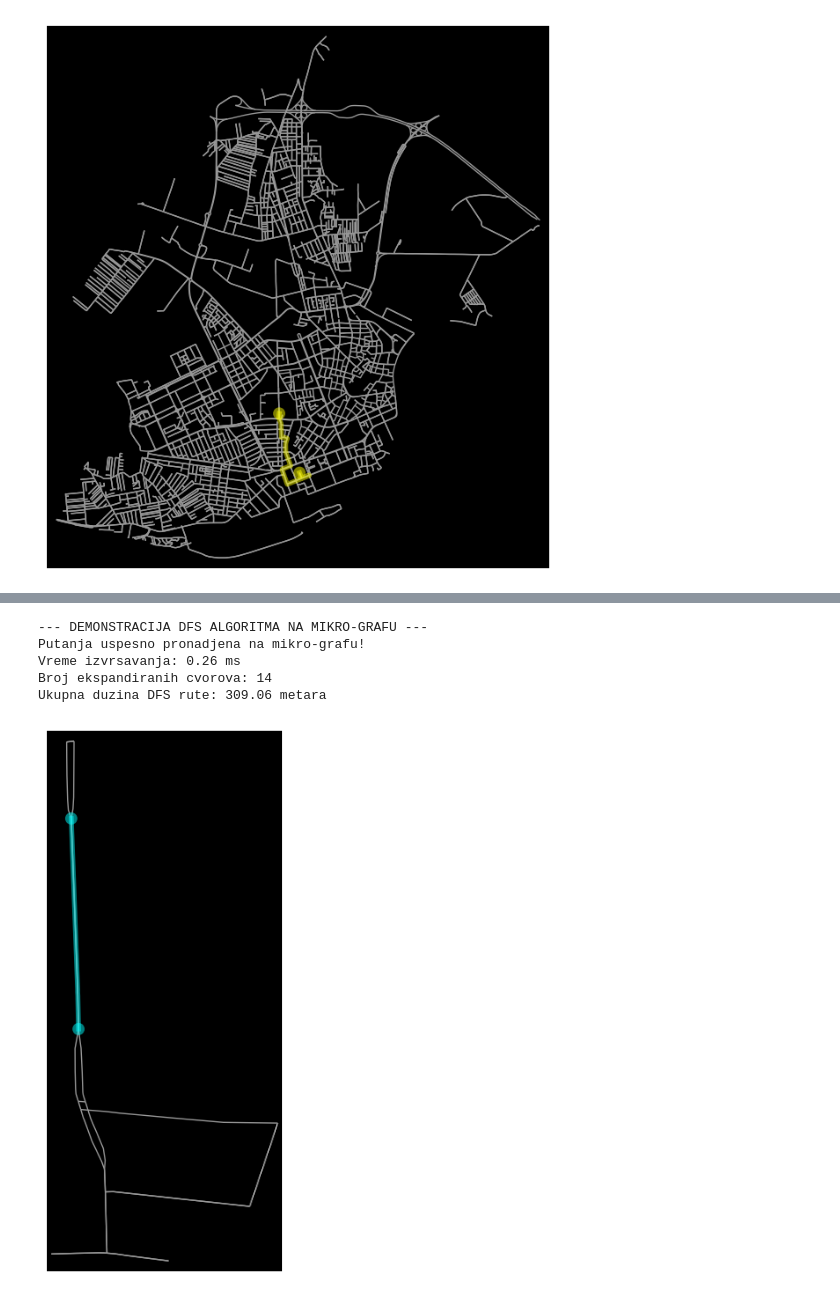
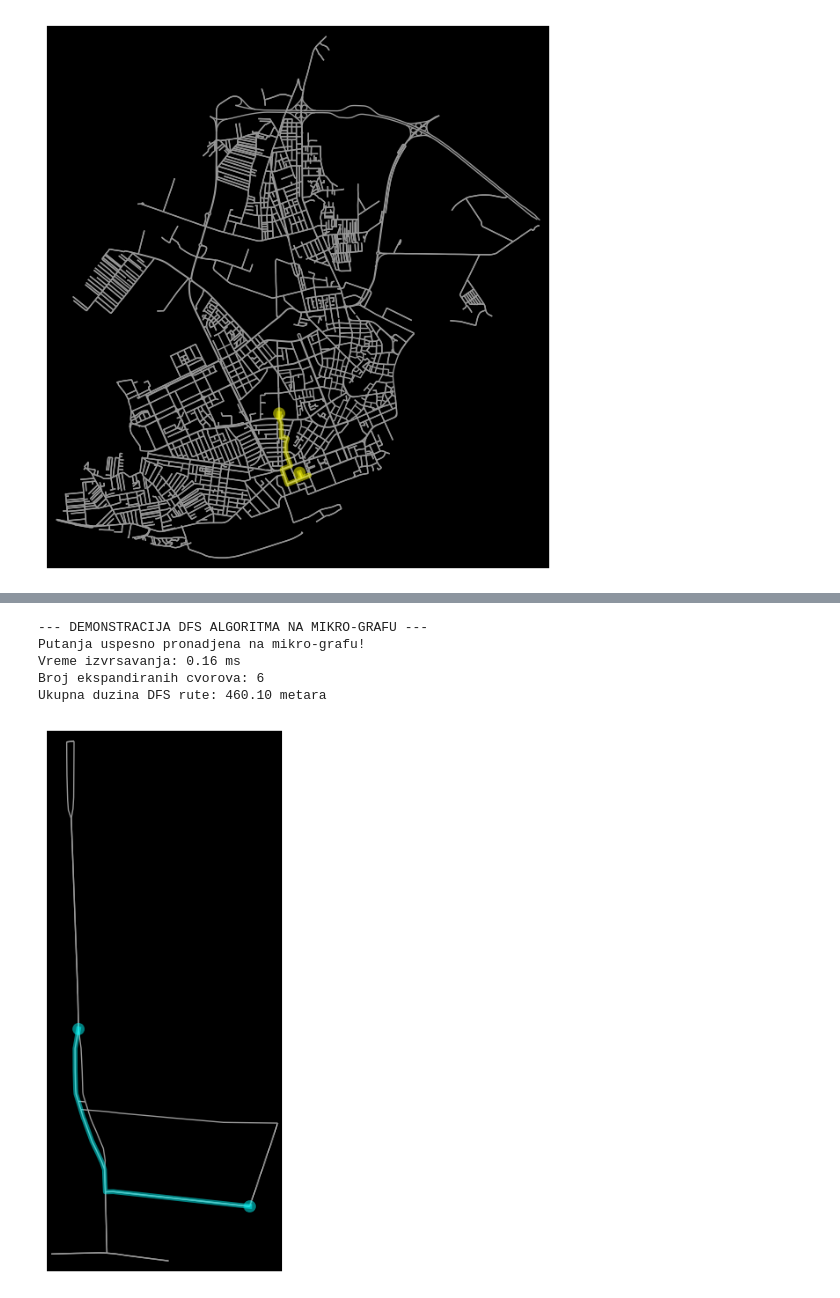
Before and after one commit to Mihailo0203/pametni-navigacioni-sistem, a Jupyter notebook: main.ipynb, the cells around one changed output, grey strips where cells are left out. Cells and saved outputs as stored; diff of their text form; code cells hidden in the pictures.

Commit message:
Popravka demonstarcije DFS algoritma u main.ipynb

```diff
--- a/main.ipynb
+++ b/main.ipynb
@@ -317,51 +315,52 @@ from src.state import MapNodeState
 
 print("--- DEMONSTRACIJA DFS ALGORITMA NA MIKRO-GRAFU ---")
 
-# 1. FIZIČKO OGRANIČAVANJE MAPE (Rešenje za DFS lutanje)
-# Pravimo podgraf koji sadrži SAMO ulice u krugu od 500 metara vožnje oko KCV-a.
-# Na ovaj način sprečavamo DFS da greškom ode na drugi kraj grada.
+# 1. FIZIČKO OGRANIČAVANJE MAPE
 G_mikro = nx.ego_graph(G, start_node, radius=500, distance='length')
 
-# Uzimamo koordinate pocetnog cvora
 start_x = G_mikro.nodes[start_node]['x']
 start_y = G_mikro.nodes[start_node]['y']
 
-# Pravimo bliski cilj (oko 200m vazdušno na sever) unutar ovog odsečenog grafa
-close_goal_node = ox.nearest_nodes(G_mikro, X=start_x, Y=start_y + 0.002)
+# 2. REALAN, SVAKODNEVNI CILJ
+# Biramo potpuno realnu lokaciju koja je dijagonalno udaljena oko 300-400 metara.
+# Pomeramo se malo na istok (X) i malo na jug (Y) kroz mrežu ulica.
+real_goal_x = start_x + 0.003
+real_goal_y = start_y - 0.003
+close_goal_node = ox.nearest_nodes(G_mikro, X=real_goal_x, Y=real_goal_y)
 
-# Kreiramo pocetno stanje, ali mu prosleđujemo G_mikro umesto celog G
+# 3. POKRETANJE ALGORITMA
 initial_state_dfs = MapNodeState(graph=G_mikro, parent=None, current_node=start_node, goal_node=close_goal_node, edge_cost=0)
 
 dfs_alg = DepthFirstSearch()
 
 start_t = time.time()
 path_dfs, processed_dfs, _ = dfs_alg.search(initial_state_dfs)
 end_t = time.time()
 
 if path_dfs is not None:
     exec_time_dfs = (end_t - start_t) * 1000
     total_dist_dfs = sum(G_mikro[path_dfs[i]][path_dfs[i+1]][0].get('length', 0) for i in range(len(path_dfs)-1))
 
     print(f"Putanja uspesno pronadjena na mikro-grafu!")
     print(f"Vreme izvrsavanja: {exec_time_dfs:.2f} ms")
     print(f"Broj ekspandiranih cvorova: {len(processed_dfs)}")
     print(f"Ukupna duzina DFS rute: {total_dist_dfs:.2f} metara")
 
-    # Crtamo rutu na tom malom, odsečenom grafu
+    # Crtamo rutu
     fig, ax = ox.plot_graph_routes(
         G_mikro,
         [path_dfs],
         route_colors="cyan",
         route_linewidths=4,
         node_size=0,
         bgcolor="black"
     )
 else:
     print("Greška: Putanja nije pronadjena!")
 # %% [output]
 --- DEMONSTRACIJA DFS ALGORITMA NA MIKRO-GRAFU ---
 Putanja uspesno pronadjena na mikro-grafu!
-Vreme izvrsavanja: 0.26 ms
-Broj ekspandiranih cvorova: 14
-Ukupna duzina DFS rute: 309.06 metara
+Vreme izvrsavanja: 0.16 ms
+Broj ekspandiranih cvorova: 6
+Ukupna duzina DFS rute: 460.10 metara
-[figure, old version]
+[figure, new version]
```
Also changed, not shown: parts of 2 cells of this notebook, 1 other file.
